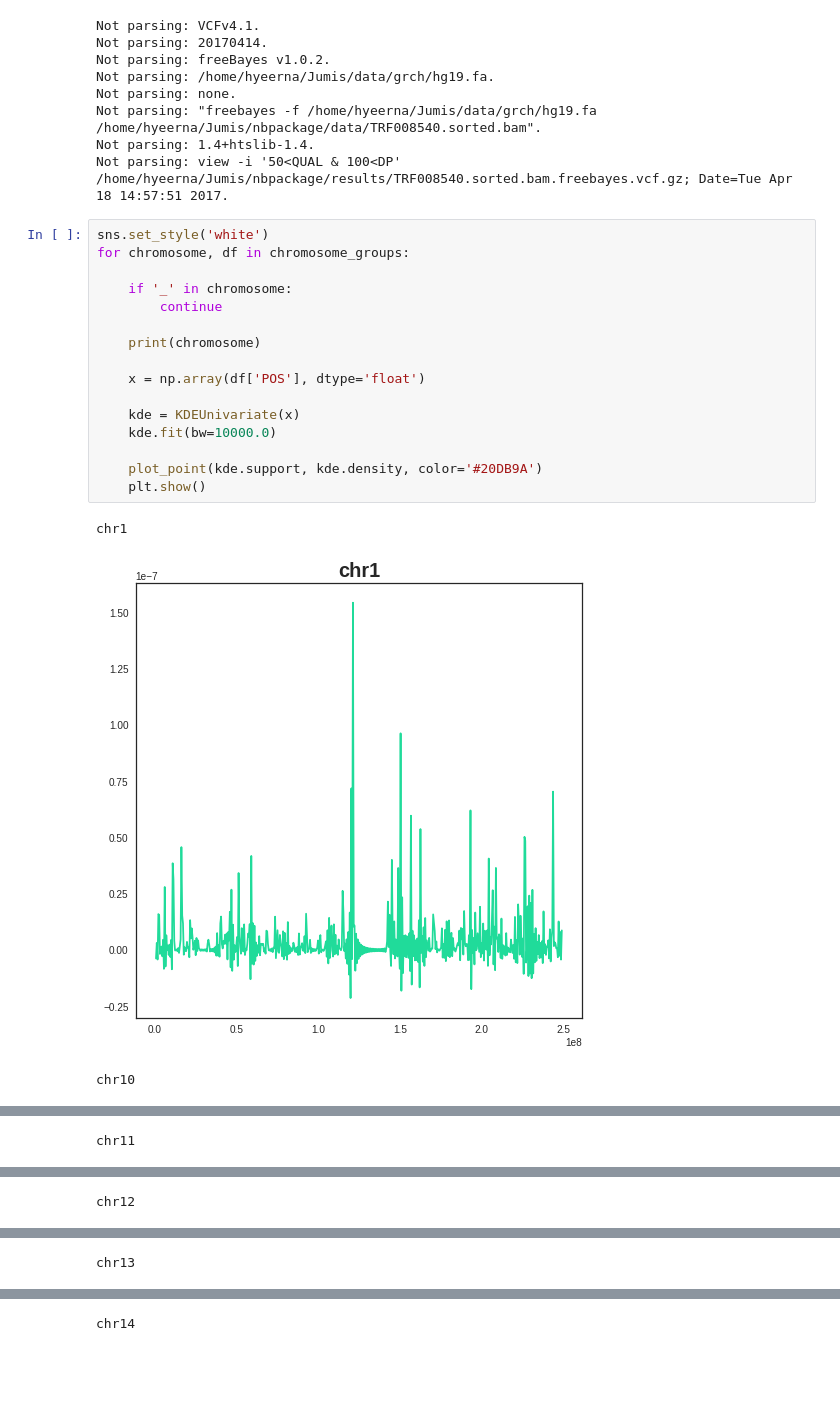
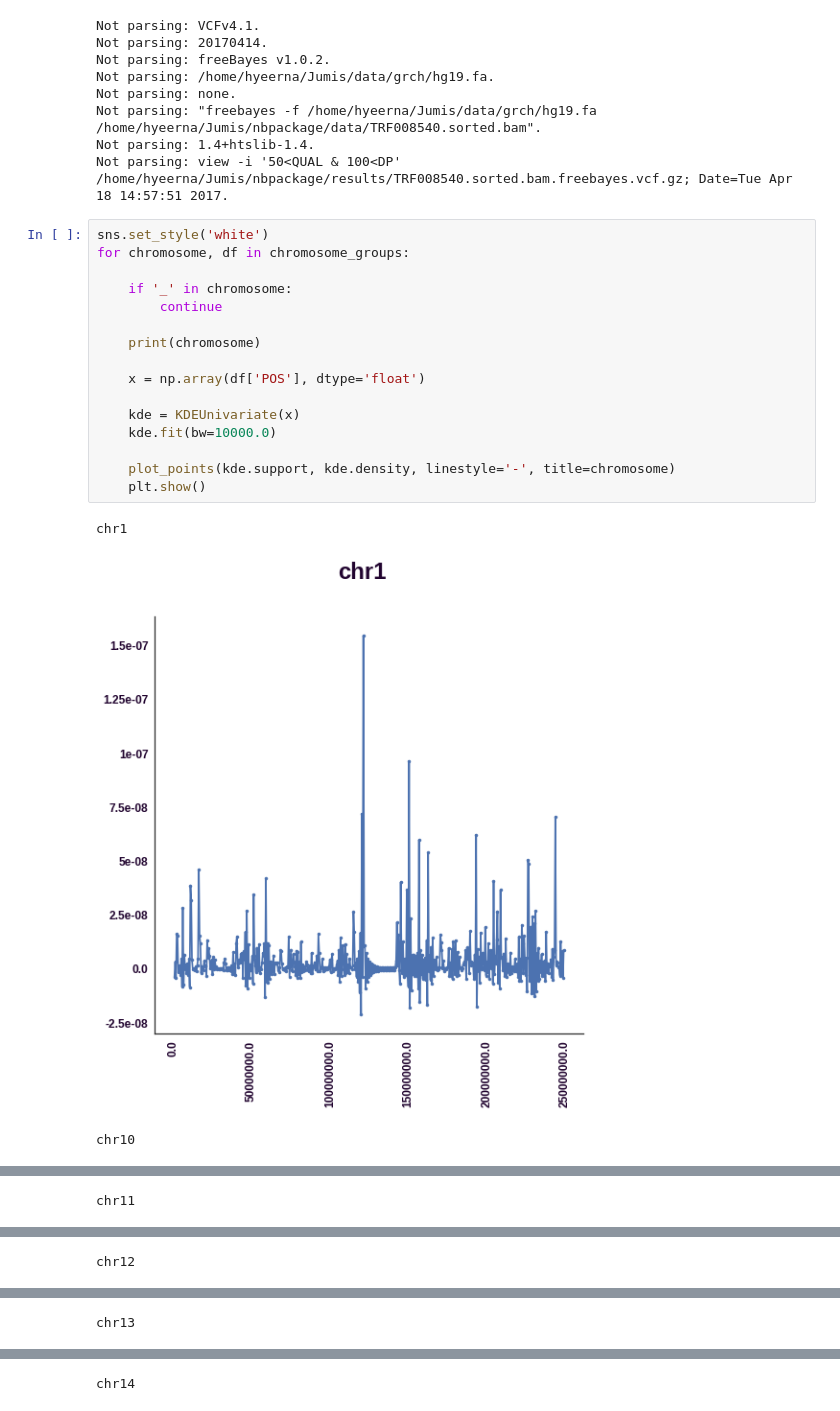
Before and after one commit to tpham2654/mutational_signature, a Jupyter notebook: notebooks/genome-kernel.ipynb, the cells around one changed output, grey strips where cells are left out. Drawn from its saved outputs; the diff is of its cells as text; blank space fills up the shorter version.

```diff
--- a/notebooks/genome-kernel.ipynb
+++ b/notebooks/genome-kernel.ipynb
@@ -29,20 +27,20 @@ Not parsing: view -i '50<QUAL & 100<DP' /home/hyeerna/Jumis/nbpackage/results/TR
 # %%
 sns.set_style('white')
 for chromosome, df in chromosome_groups:
 
     if '_' in chromosome:
         continue
 
     print(chromosome)
 
     x = np.array(df['POS'], dtype='float')
 
     kde = KDEUnivariate(x)
     kde.fit(bw=10000.0)
 
-    plot_point(kde.support, kde.density, color='#20DB9A')
+    plot_points(kde.support, kde.density, linestyle='-', title=chromosome)
     plt.show()
 # %% [output]
 chr1
-[figure, old version]
+[figure, new version]
 chr10
```
Also changed, not shown: parts of 2 cells of this notebook.
